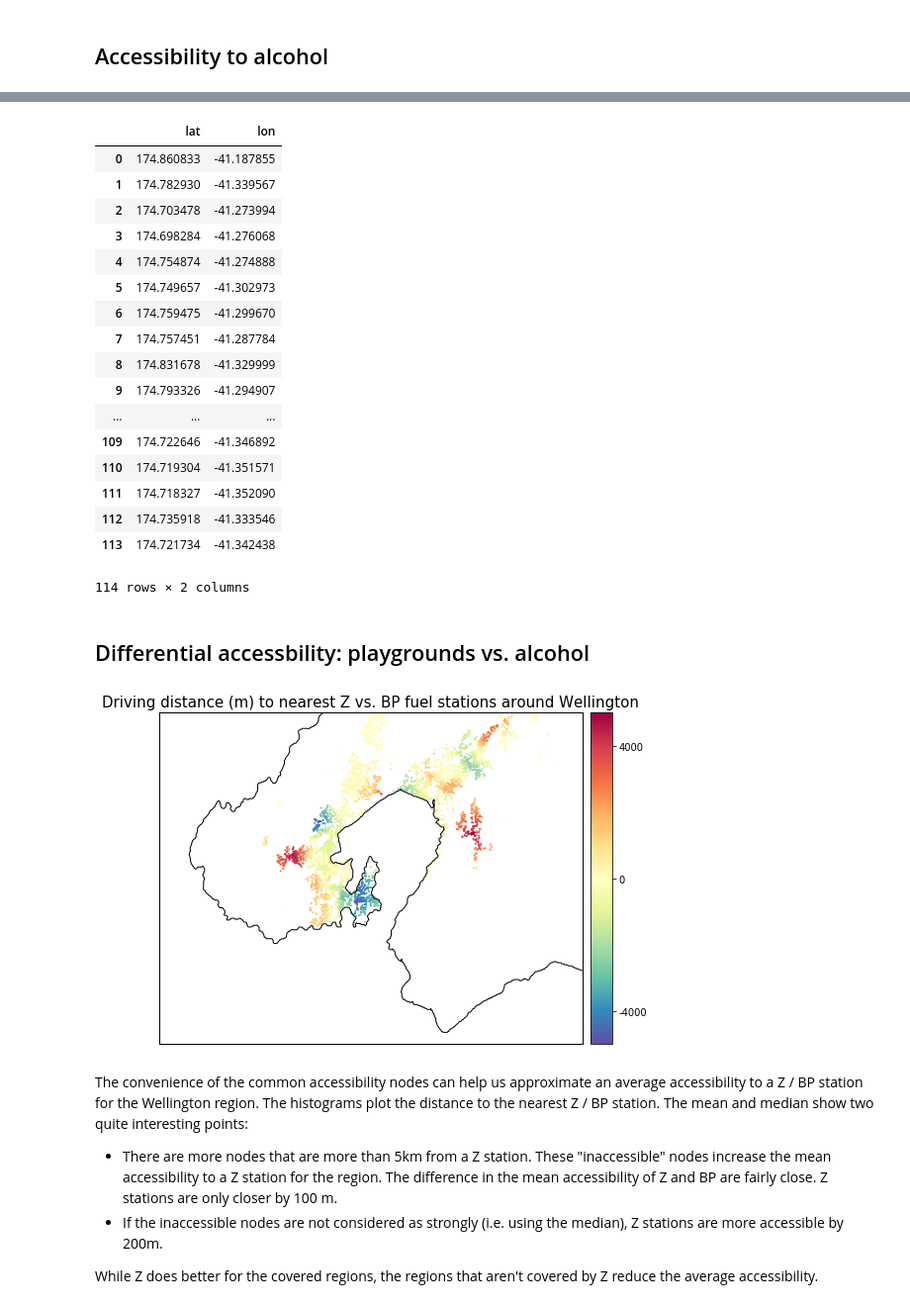
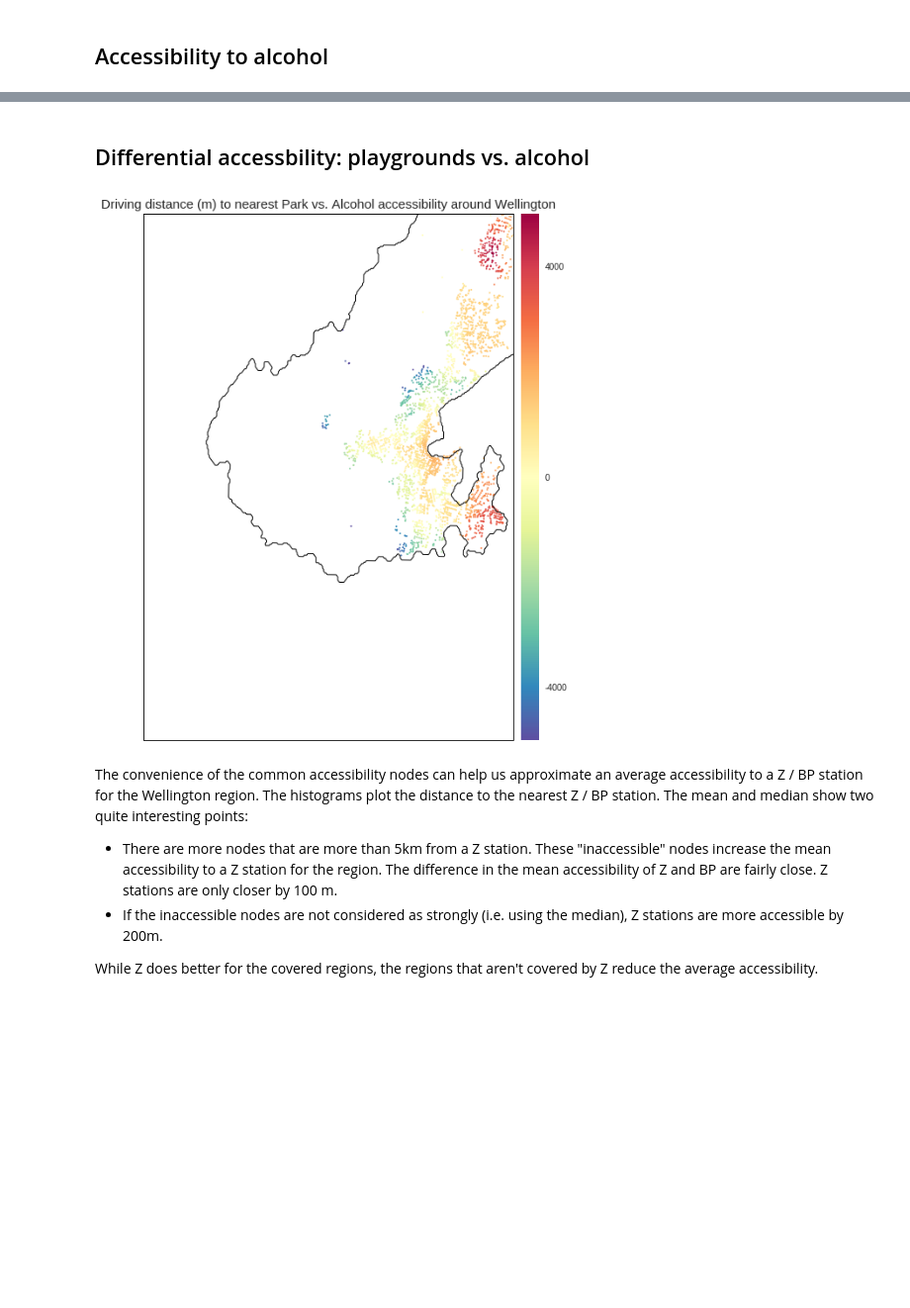
Before and after one commit to shriv/playground-pubs, a Jupyter notebook: Playgrounds vs Pubs.ipynb, the cells around one changed output, grey strips where cells are left out. Shown at 99% size. Saved outputs shown, nothing was run; the diff lists cells and outputs as text; code cells hidden in the pictures; blank space fills up the shorter version.

Commit message:
changed bounding box to only show Wellington. Included statistical view of differential accessibility

```diff
--- a/Playgrounds vs Pubs.ipynb
+++ b/Playgrounds vs Pubs.ipynb
@@ -35,7 +36,7 @@ A key technical point is that [bounding box conventions do vary](https://wiki.op
 # %%
 # Define bounding box (W, S, E, N) for the area of Wellington we're interested in
 # Copied from http://boundingbox.klokantech.com/
-general_bbox = [174.5813,-41.4552,175.0722,-41.1527]
+general_bbox = [174.57,-41.4552,174.84,-41.1527]
 
 # Separate out the bounding box list into 4 vertices.
 south = general_bbox[1]
@@ -111,3 +109,6 @@ osmdf_ways_clean.fillna('No Name', inplace=True)
+# %%
+osmdf_ways_clean = dp.extend_ways_to_node_view(alcohol_ways)
+osmdf_ways_clean.fillna('No Name', inplace=True)
 # %%
 # Doesn't get the pubs, bars and shops without a name. Need to do a fillna()
 # And check that the NAs are legit businesses
@@ -148,10 +150,7 @@ park_pois = pd.DataFrame({'lat': x, 'lon': y})
 # %%
-import numpy as np
-from shapely.geometry import Point
-
-# Create Fake Data
-df = pd.DataFrame({'lon': np.random.normal(174.77, 0.05, size=(1000)),
-                   'lat': np.random.normal(-41.27, 0.07, size=(1000))})
+# Generate random sample data
+df = pd.DataFrame({'lon': np.random.normal(np.mean([west, east]), 0.05, size=(1000)),
+                   'lat': np.random.normal(np.mean([south, north]), 0.07, size=(1000))})
 
 # create Geometry series with lat / longitude
 geometry = [Point(xy) for xy in zip(df.lon, df.lat)]
@@ -160,4 +159,17 @@ df = df.drop(['lon', 'lat'], axis = 1)
 
 # Create GeoDataFrame
 points = geopandas.GeoDataFrame(df, crs=None, geometry=geometry)
-points.head()
+
+# Find intersecting points with park polygons
+intersecting_points = []
+
+for i  in range(len(wcc_parks)):
+    x = points[points.within(wcc_parks['geometry'].ix[i])]
+    if len(x) > 0:
+        intersecting_points.append(x)
+
+intersecting_points = pd.concat(intersecting_points)
+
+# Create lat, lon POIS dataframe
+x,y = [list(t) for t in zip(*map(getXY, intersecting_points['geometry']))]
+park_set_pois = pd.DataFrame({'lon': x, 'lat': y})
@@ -239,44 +239,23 @@ aa.plot_accessibility(network, park_accessibility[n], osm_bbox,
-# %%
-park_set_pois
-# %% [output]
-|  | lat | lon |
-| 0 | 174.860833 | -41.187855 |
-| 1 | 174.782930 | -41.339567 |
-| 2 | 174.703478 | -41.273994 |
-| 3 | 174.698284 | -41.276068 |
-| 4 | 174.754874 | -41.274888 |
-| 5 | 174.749657 | -41.302973 |
-| 6 | 174.759475 | -41.299670 |
-| 7 | 174.757451 | -41.287784 |
-| 8 | 174.831678 | -41.329999 |
-| 9 | 174.793326 | -41.294907 |
-| ... | ... | ... |
-| 109 | 174.722646 | -41.346892 |
-| 110 | 174.719304 | -41.351571 |
-| 111 | 174.718327 | -41.352090 |
-| 112 | 174.735918 | -41.333546 |
-| 113 | 174.721734 | -41.342438 |
-114 rows × 2 columns
 # %% [markdown]
 ## Differential accessbility: playgrounds vs. alcohol
 # %%
 # Plotting parameters
 diff_kwargs = plot_kwargs.copy()
 diff_kwargs['cmap'] = 'Spectral_r'
 bmap_kwargs={'epsg':'2193','resolution':'f'}
 cbar_kwargs = {'location': 'right',
                'format': '%d',
                'label':'',
                'ticks': [-4000, 0, 4000]}
 
 # Plot differential coverage
-diff_accessibility = z_accessibility[1] - bp_accessibility[1]
-bmap = na.plot_accessibility(network, diff_accessibility, osm_bbox,
-                      amenity_type="Z vs. BP fuel stations",
+diff_accessibility = park_accessibility[1] - alco_accessibility[1]
+bmap = aa.plot_accessibility(network, diff_accessibility, osm_bbox,
+                      amenity_type="Park vs. Alcohol accessibility",
                       fig_kwargs=fig_kwargs, plot_kwargs=diff_kwargs,
                       bmap_kwargs=bmap_kwargs, cbar_kwargs=cbar_kwargs)
 # %% [output]
-[figure, old version]
+[figure, new version]
 # %% [markdown]
 The convenience of the common accessibility nodes can help us approximate an average accessibility to a Z / BP station for the Wellington region. The histograms plot the distance to the nearest Z / BP station. The mean and median show two quite interesting points:
 - There are more nodes that are more than 5km from a Z station. These "inaccessible" nodes increase the mean accessibility to a Z station for the region. The difference in the mean accessibility of Z and BP are fairly close.  Z stations are only closer by 100 m.
```
Also changed, not shown: parts of 21 cells of this notebook.
